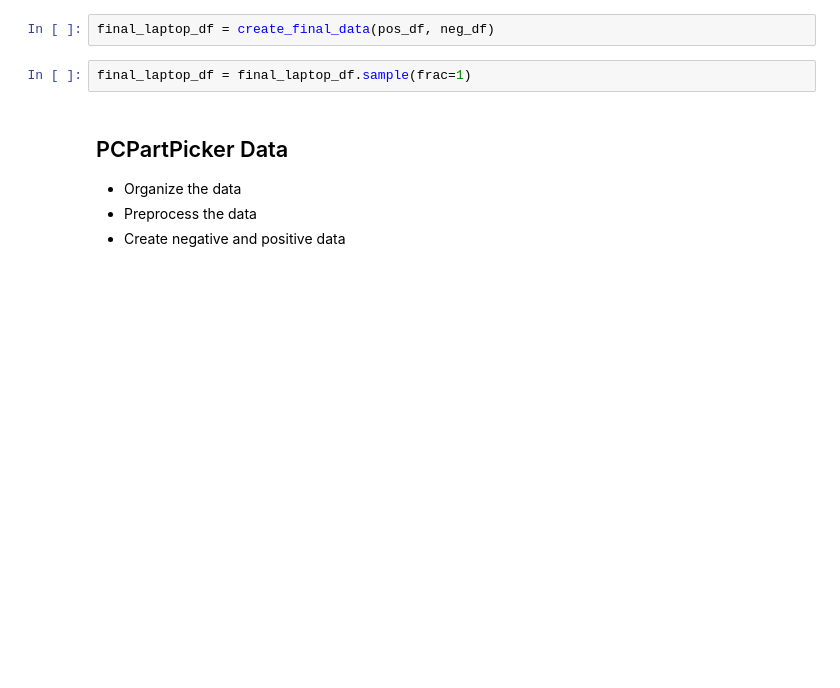
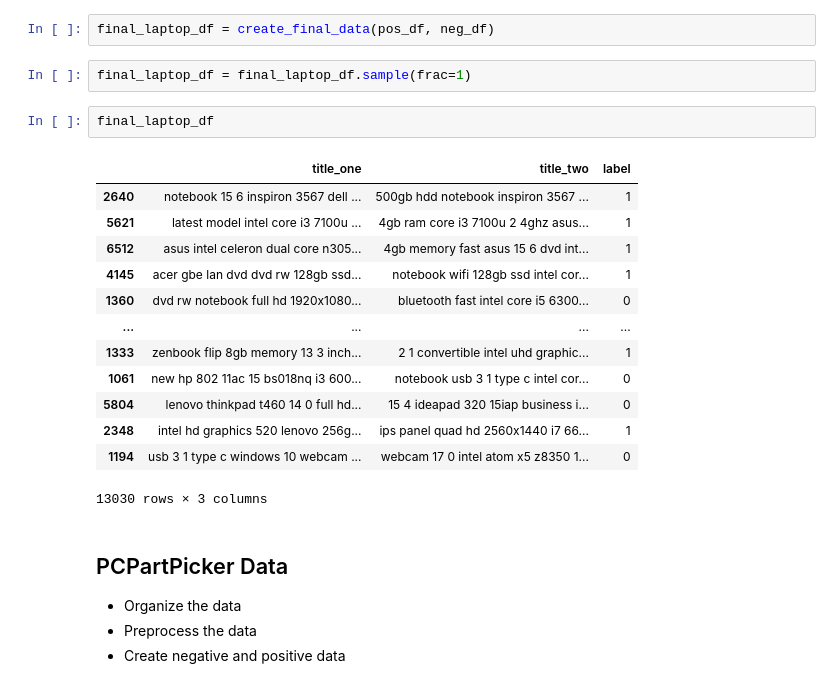
Before and after one commit to Mascerade/supervised-product-matching, a Jupyter notebook: TestingGrounds.ipynb, the cells around one changed output. Drawn from its saved outputs; the diff is of its cells as text; blank space fills up the shorter version.

```diff
--- a/TestingGrounds.ipynb
+++ b/TestingGrounds.ipynb
@@ -381,6 +427,22 @@ print_dataframe(pos_df)
 final_laptop_df = create_final_data(pos_df, neg_df)
 # %%
 final_laptop_df = final_laptop_df.sample(frac=1)
+# %%
+final_laptop_df
+# %% [output]
+|  | title_one | title_two | label |
+| 2640 | notebook 15 6 inspiron 3567 dell ... | 500gb hdd notebook inspiron 3567 ... | 1 |
+| 5621 | latest model intel core i3 7100u ... | 4gb ram core i3 7100u 2 4ghz asus... | 1 |
+| 6512 | asus intel celeron dual core n305... | 4gb memory fast asus 15 6 dvd int... | 1 |
+| 4145 | acer gbe lan dvd dvd rw 128gb ssd... | notebook wifi 128gb ssd intel cor... | 1 |
+| 1360 | dvd rw notebook full hd 1920x1080... | bluetooth fast intel core i5 6300... | 0 |
+| ... | ... | ... | ... |
+| 1333 | zenbook flip 8gb memory 13 3 inch... | 2 1 convertible intel uhd graphic... | 1 |
+| 1061 | new hp 802 11ac 15 bs018nq i3 600... | notebook usb 3 1 type c intel cor... | 0 |
+| 5804 | lenovo thinkpad t460 14 0 full hd... | 15 4 ideapad 320 15iap business i... | 0 |
+| 2348 | intel hd graphics 520 lenovo 256g... | ips panel quad hd 2560x1440 i7 66... | 1 |
+| 1194 | usb 3 1 type c windows 10 webcam ... | webcam 17 0 intel atom x5 z8350 1... | 0 |
+13030 rows × 3 columns
 # %% [markdown]
 ## PCPartPicker Data
 * Organize the data
```
Also changed, not shown: parts of 42 cells of this notebook.
